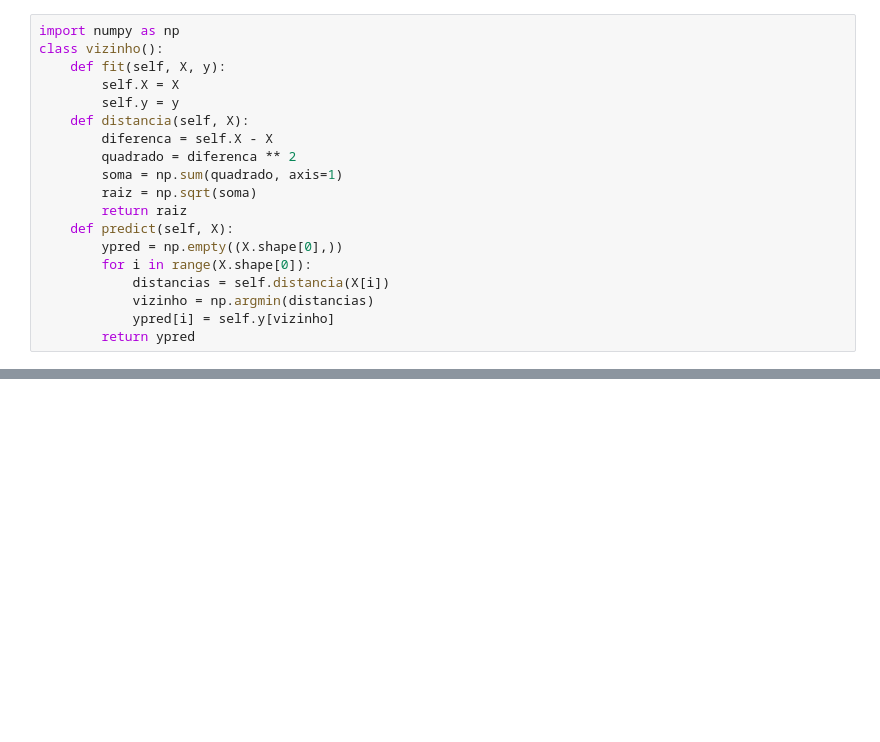
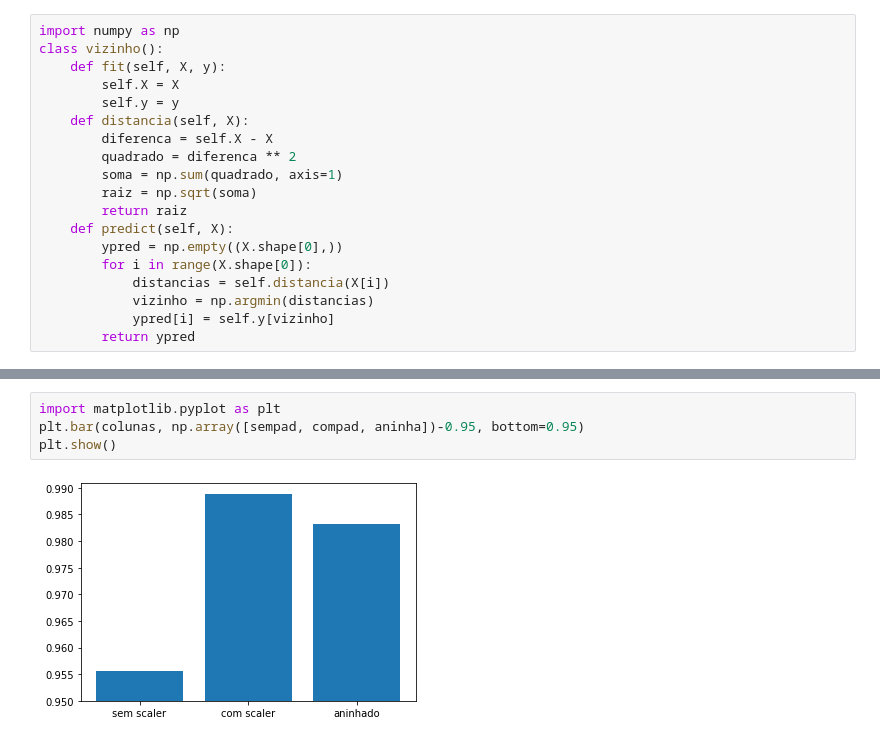
Before and after one commit to fboldt/aulasml, a Jupyter notebook: vizinho.ipynb, the cells around one changed output, grey strips where cells are left out. Drawn from its saved outputs; the diff is of its cells as text; blank space fills up the shorter version.

```diff
--- a/vizinho.ipynb
+++ b/vizinho.ipynb
@@ -55,0 +165,6 @@ acuracia
+# %%
+import matplotlib.pyplot as plt
+plt.bar(colunas, np.array([sempad, compad, aninha])-0.95, bottom=0.95)
+plt.show()
+# %% [output]
+[figure, added]
```
Also changed, not shown: parts of 13 cells of this notebook.
